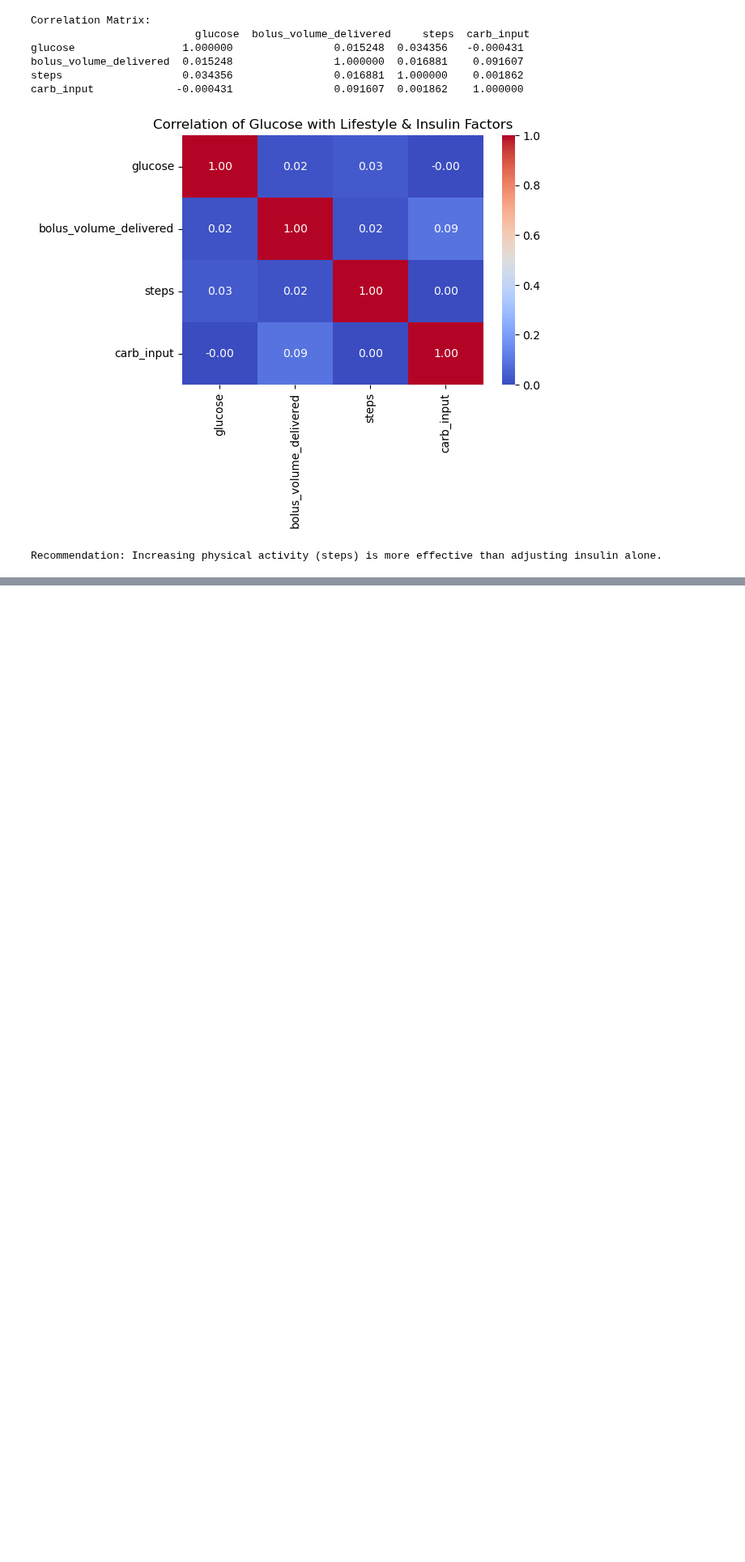
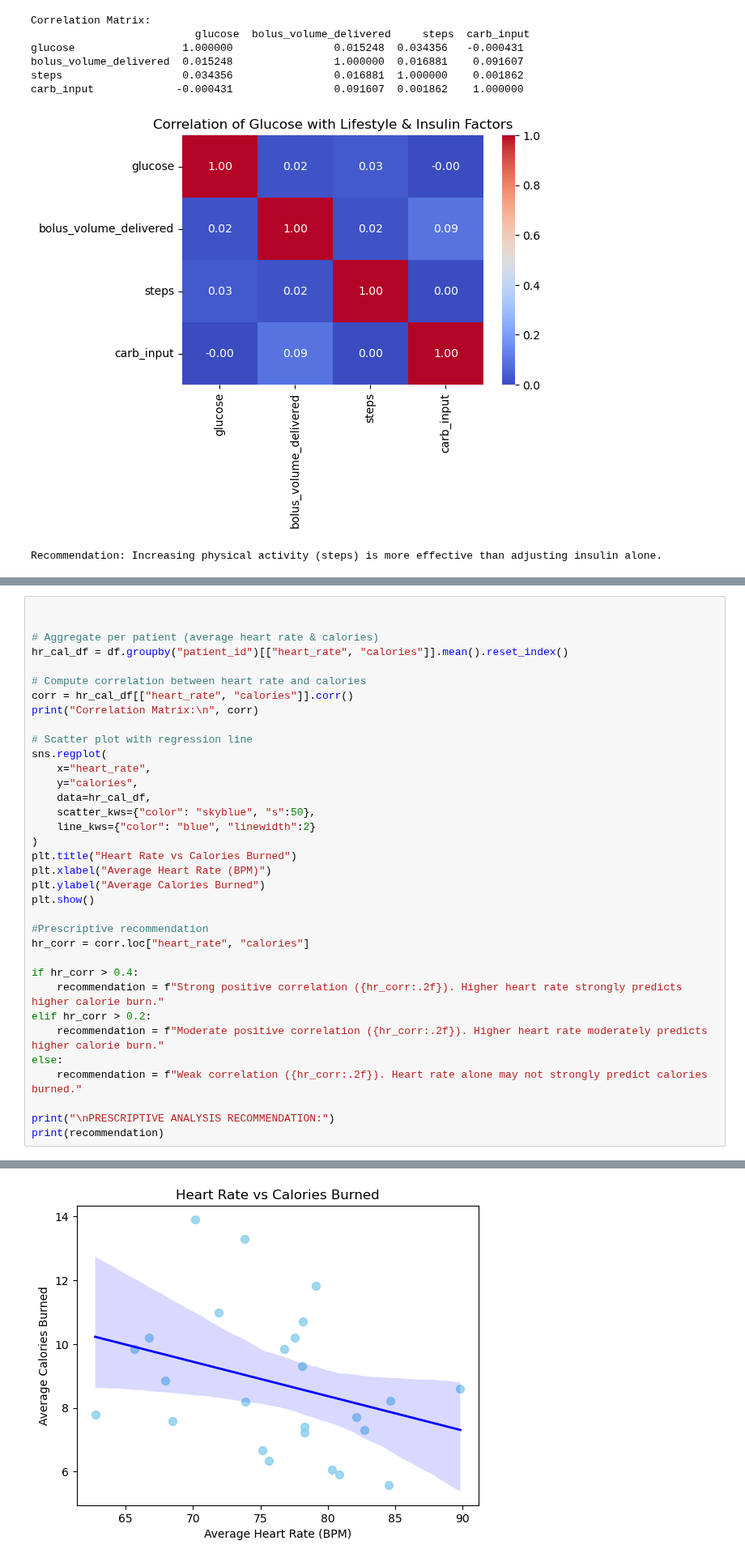
Before and after one commit to msdesh99/Python-Data-Analysis, a Jupyter notebook: Team11_PyQuester_Prescriptive_Analysis.ipynb, the cells around one changed output, grey strips where cells are left out. Shown at 81% size. Drawn from its saved outputs; the diff is of its cells as text; blank space fills up the shorter version.

```diff
--- a/Team11_PyQuester_Prescriptive_Analysis.ipynb
+++ b/Team11_PyQuester_Prescriptive_Analysis.ipynb
@@ -62,0 +210,36 @@ Recommendation: Increasing physical activity (steps) is more effective than adju
+# %%
+
+
+# Aggregate per patient (average heart rate & calories)
+hr_cal_df = df.groupby("patient_id")[["heart_rate", "calories"]].mean().reset_index()
+
+# Compute correlation between heart rate and calories
+corr = hr_cal_df[["heart_rate", "calories"]].corr()
+print("Correlation Matrix:\n", corr)
+
+# Scatter plot with regression line
+sns.regplot(
+    x="heart_rate",
+    y="calories",
+    data=hr_cal_df,
+    scatter_kws={"color": "skyblue", "s":50},
+    line_kws={"color": "blue", "linewidth":2}
+)
+plt.title("Heart Rate vs Calories Burned")
+plt.xlabel("Average Heart Rate (BPM)")
+plt.ylabel("Average Calories Burned")
+plt.show()
+
+#Prescriptive recommendation
+hr_corr = corr.loc["heart_rate", "calories"]
+
+if hr_corr > 0.4:
+    recommendation = f"Strong positive correlation ({hr_corr:.2f}). Higher heart rate strongly predicts higher calorie burn."
+elif hr_corr > 0.2:
+    recommendation = f"Moderate positive correlation ({hr_corr:.2f}). Higher heart rate moderately predicts higher calorie burn."
+else:
+    recommendation = f"Weak correlation ({hr_corr:.2f}). Heart rate alone may not strongly predict calories burned."
+
+print("\nPRESCRIPTIVE ANALYSIS RECOMMENDATION:")
+print(recommendation)
+# %% [output]
@@ -62,0 +250 @@ Recommendation: Increasing physical activity (steps) is more effective than adju
+[figure, added]
```
Also changed, not shown: parts of 12 cells of this notebook, 3 other files.
